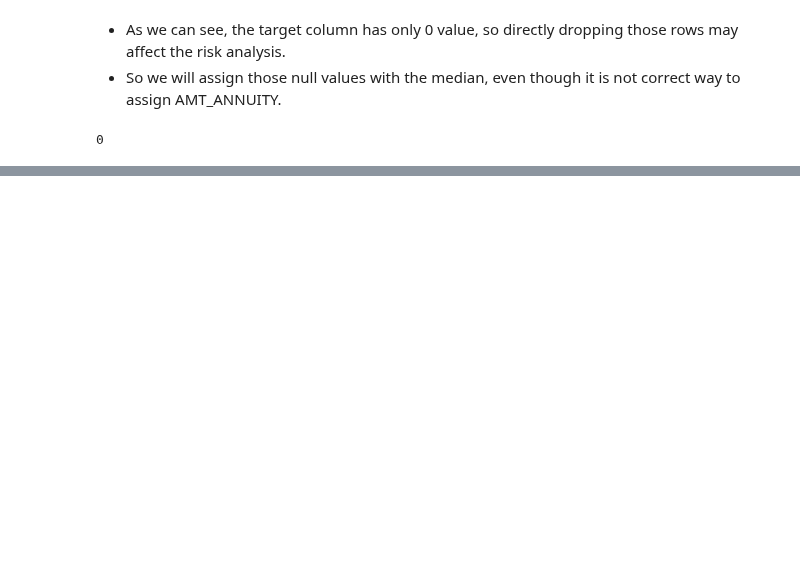
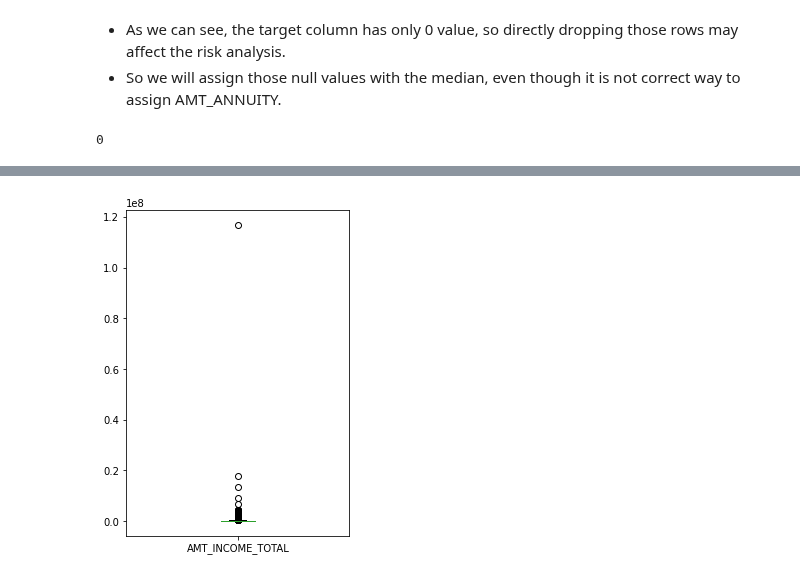
Before and after one commit to shardul-rajhans/Bank-Credit-Loan-Risk-Analytics-EDA, a Jupyter notebook: shardul_sohini_eda_case_study.ipynb, the cells around one changed output, grey strips where cells are left out. Saved outputs shown, nothing was run; the diff lists cells and outputs as text; code cells hidden in the pictures; blank space fills up the shorter version.

Commit message:
Update shardul_sohini_eda_case_study.ipynb
15/11 Handling for the missing values and outliers.

```diff
--- a/shardul_sohini_eda_case_study.ipynb
+++ b/shardul_sohini_eda_case_study.ipynb
@@ -290,0 +325,3 @@ application_data.AMT_ANNUITY.isnull().sum()
+# %%
+# Assigning the count of family members is not logically suitable, so we will remove these entries from the data set
+application_data = application_data[~application_data.CNT_FAM_MEMBERS.isnull()]
@@ -290,0 +372,5 @@ application_data.AMT_ANNUITY.isnull().sum()
+# %%
+# Replacing the null values of AMT_GOODS_PRICE with the values from AMT_CREDIT column
+isnull_AMT_GOODS_PRICE = application_data[application_data.AMT_GOODS_PRICE.isnull()]
+isnull_AMT_GOODS_PRICE['AMT_GOODS_PRICE'] = isnull_AMT_GOODS_PRICE['AMT_CREDIT']
+isnull_AMT_GOODS_PRICE
@@ -290,0 +391,4 @@ application_data.AMT_ANNUITY.isnull().sum()
+# %%
+# Assigning the replaced values back in the application_data dataframe
+application_data[application_data.AMT_GOODS_PRICE.isnull()] = isnull_AMT_GOODS_PRICE
+application_data.AMT_GOODS_PRICE.isnull().sum()
@@ -290,0 +468,5 @@ application_data.AMT_ANNUITY.isnull().sum()
+# %%
+# Replace the XNA value with 'Other'
+application_data.ORGANIZATION_TYPE = application_data.ORGANIZATION_TYPE.apply(lambda x: np.NaN if x=='XNA' else x)
+application_data.ORGANIZATION_TYPE.fillna(value="Other",inplace=True)
+application_data.ORGANIZATION_TYPE.value_counts()
@@ -290,0 +539,7 @@ application_data.AMT_ANNUITY.isnull().sum()
+# %%
+#Let's plot a box plot for this column
+plt.figure(figsize=[4,6])
+application_data.AMT_INCOME_TOTAL.plot.box()
+plt.show()
+# %% [output]
+[figure, added]
```
Also changed, not shown: parts of 58 cells of this notebook.
